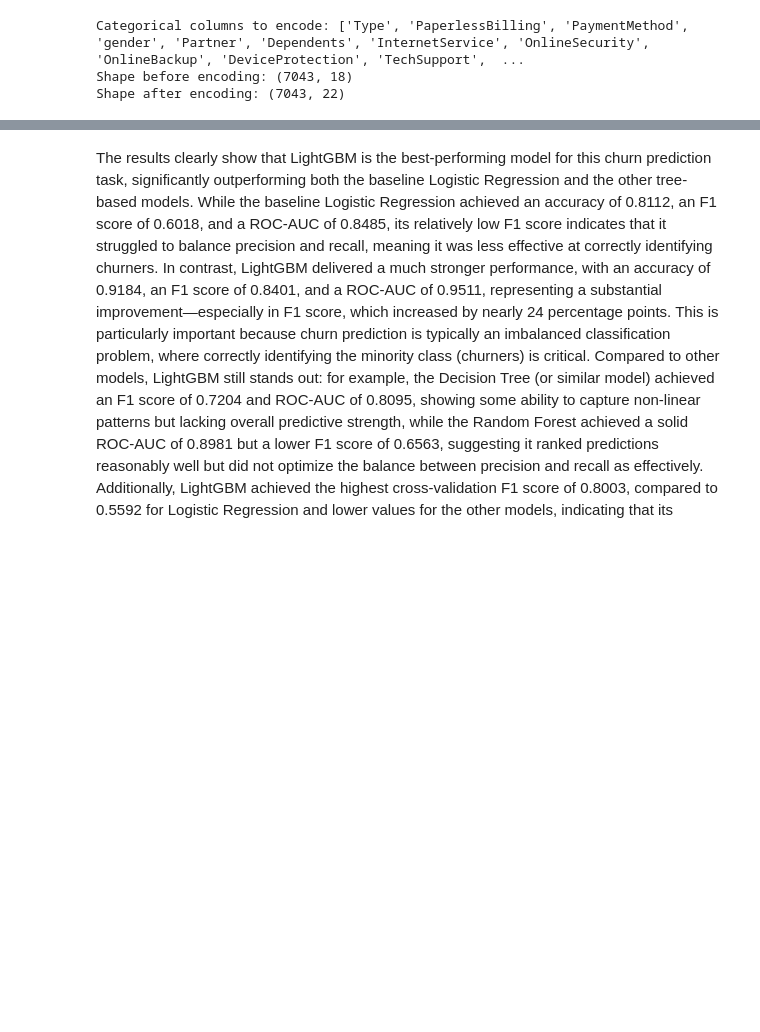
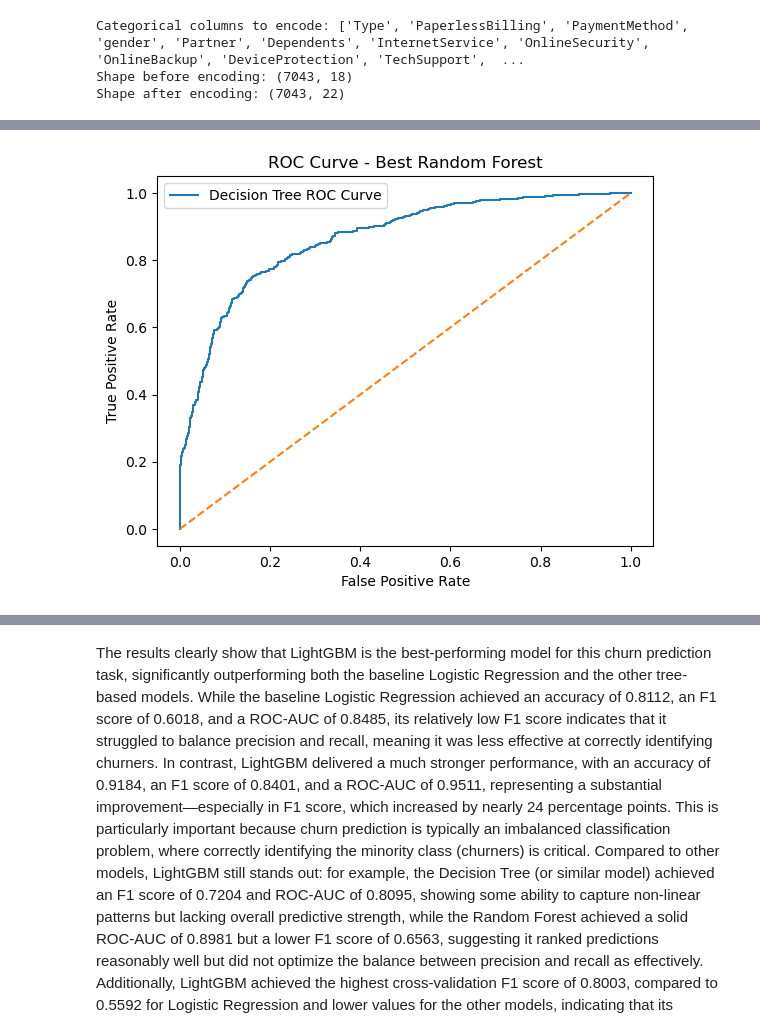
Before and after one commit to Mendelosdoba/TripleTen-Data-Science-Projects, a Jupyter notebook: Sprint 17 - Final Project/Churn Prediction.ipynb, the cells around one changed output, grey strips where cells are left out. Cells and saved outputs as stored; diff of their text form; code cells hidden in the pictures; blank space fills up the shorter version.

```diff
--- a/Sprint 17 - Final Project/Churn Prediction.ipynb
+++ b/Sprint 17 - Final Project/Churn Prediction.ipynb
@@ -633,0 +643,96 @@ Inference time: 0.1120 seconds
+# %%
+
+results = []
+
+for n_estimators in [100, 200, 300]:
+    for max_depth in [10, 15, 20, 25, None]:
+        for min_samples_leaf in [1, 2, 5]:
+            for max_features in ['sqrt', 'log2']:
+
+                model = RandomForestClassifier(
+                    n_estimators=n_estimators,
+                    max_depth=max_depth,
+                    min_samples_leaf=min_samples_leaf,
+                    max_features=max_features,
+                    bootstrap=True,
+                    class_weight='balanced',
+                    random_state=12345,
+                    n_jobs=-1
+                )
+
+                start_time = time.time()
+                model.fit(X_train, y_train)
+                train_time = time.time() - start_time
+
+                start_time = time.time()
+                y_valid_pred = model.predict(X_valid)
+                y_valid_prob = model.predict_proba(X_valid)[:, 1]
+                inference_time = time.time() - start_time
+
+                results.append({
+                    'n_estimators': n_estimators,
+                    'max_depth': max_depth,
+                    'min_samples_leaf': min_samples_leaf,
+                    'max_features': max_features,
+                    'accuracy_valid': accuracy_score(y_valid, y_valid_pred),
+                    'f1_valid': f1_score(y_valid, y_valid_pred),
+                    'roc_auc_valid': roc_auc_score(y_valid, y_valid_prob),
+                    'train_time_sec': round(train_time, 4),
+                    'inference_time_sec': round(inference_time, 4)
+                })
+
+results_df = pd.DataFrame(results).sort_values(by='f1_valid', ascending=False)
+
+print(results_df.head(10))
+
+best_row = results_df.iloc[0]
+
+best_n_estimators = int(best_row['n_estimators'])
+
+best_depth = best_row['max_depth']
+if pd.isna(best_depth):
+    best_depth = None
+else:
+    best_depth = int(best_depth)
+
+best_leaf = int(best_row['min_samples_leaf'])
+best_features = best_row['max_features']
+
+best_forest = RandomForestClassifier(
+    n_estimators=best_n_estimators,
+    max_depth=best_depth,
+    min_samples_leaf=best_leaf,
+    max_features=best_features,
+    bootstrap=True,
+    class_weight='balanced',
+    random_state=12345,
+    n_jobs=-1
+)
+
+best_forest.fit(X_train, y_train)
+
+start_time = time.time()
+y_valid_pred = best_forest.predict(X_valid)
+y_valid_prob = best_forest.predict_proba(X_valid)[:, 1]
+fpr, tpr, thresholds = roc_curve(y_valid, y_valid_prob)
+
+plt.figure()
+plt.plot(fpr, tpr, label='Decision Tree ROC Curve')
+plt.plot([0, 1], [0, 1], linestyle='--')  # random baseline
+plt.xlabel('False Positive Rate')
+plt.ylabel('True Positive Rate')
+plt.title('ROC Curve - Best Random Forest')
+plt.legend()
+plt.show()
+inference_time = time.time() - start_time
+
+print("="*50)
+print("Best Random Forest model (based on validation set):")
+print(f"Parameters → n_estimators={best_n_estimators}, max_depth={best_depth}, min_samples_leaf={best_leaf}, max_features='{best_features}'")
+print(f"Validation Metrics → Accuracy={accuracy_score(y_valid, y_valid_pred):.4f}, F1={f1_score(y_valid, y_valid_pred):.4f}, ROC-AUC={roc_auc_score(y_valid, y_valid_prob):.4f}")
+print(f"Training Time → {best_row['train_time_sec']:.4f} seconds")
+print(f"Inference Time → {inference_time:.4f} seconds")
+print("Confusion matrix:")
+print(confusion_matrix(y_valid, y_valid_pred))
+print("="*50)
+# %% [output]
@@ -633,0 +756 @@ Inference time: 0.1120 seconds
+[figure, added]
```
Also changed, not shown: parts of 13 cells of this notebook.
